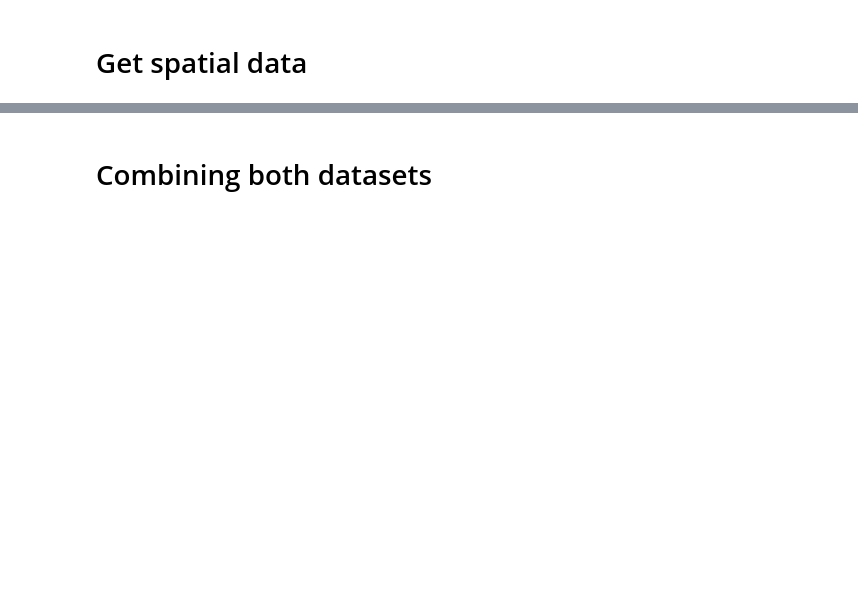
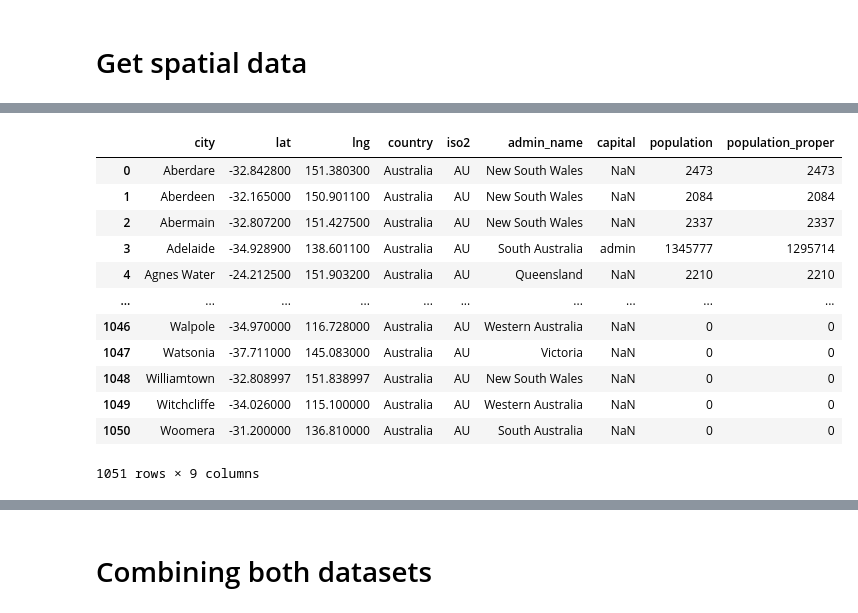
Before and after one commit to FernandoRocha88/WalkthroughProject, a Jupyter notebook: jupyter_notebooks/01 - DataCollection.ipynb, the cells around one changed output, grey strips where cells are left out. Saved outputs shown, nothing was run; the diff lists cells and outputs as text; code cells hidden in the pictures; blank space fills up the shorter version.

```diff
--- a/jupyter_notebooks/01 - DataCollection.ipynb
+++ b/jupyter_notebooks/01 - DataCollection.ipynb
@@ -161,0 +201,17 @@ df.shape
+# %%
+df_spatial = pd.read_csv("/content/WalkthroughProject1/inputs/datasets/raw/GeospatialAustralia.csv")
+df_spatial
+# %% [output]
+|  | city | lat | lng | country | iso2 | admin_name | capital | population | population_proper |
+| 0 | Aberdare | -32.842800 | 151.380300 | Australia | AU | New South Wales | NaN | 2473 | 2473 |
+| 1 | Aberdeen | -32.165000 | 150.901100 | Australia | AU | New South Wales | NaN | 2084 | 2084 |
+| 2 | Abermain | -32.807200 | 151.427500 | Australia | AU | New South Wales | NaN | 2337 | 2337 |
+| 3 | Adelaide | -34.928900 | 138.601100 | Australia | AU | South Australia | admin | 1345777 | 1295714 |
+| 4 | Agnes Water | -24.212500 | 151.903200 | Australia | AU | Queensland | NaN | 2210 | 2210 |
+| ... | ... | ... | ... | ... | ... | ... | ... | ... | ... |
+| 1046 | Walpole | -34.970000 | 116.728000 | Australia | AU | Western Australia | NaN | 0 | 0 |
+| 1047 | Watsonia | -37.711000 | 145.083000 | Australia | AU | Victoria | NaN | 0 | 0 |
+| 1048 | Williamtown | -32.808997 | 151.838997 | Australia | AU | New South Wales | NaN | 0 | 0 |
+| 1049 | Witchcliffe | -34.026000 | 115.100000 | Australia | AU | Western Australia | NaN | 0 | 0 |
+| 1050 | Woomera | -31.200000 | 136.810000 | Australia | AU | South Australia | NaN | 0 | 0 |
+1051 rows × 9 columns
```
Also changed, not shown: parts of 18 cells of this notebook.
